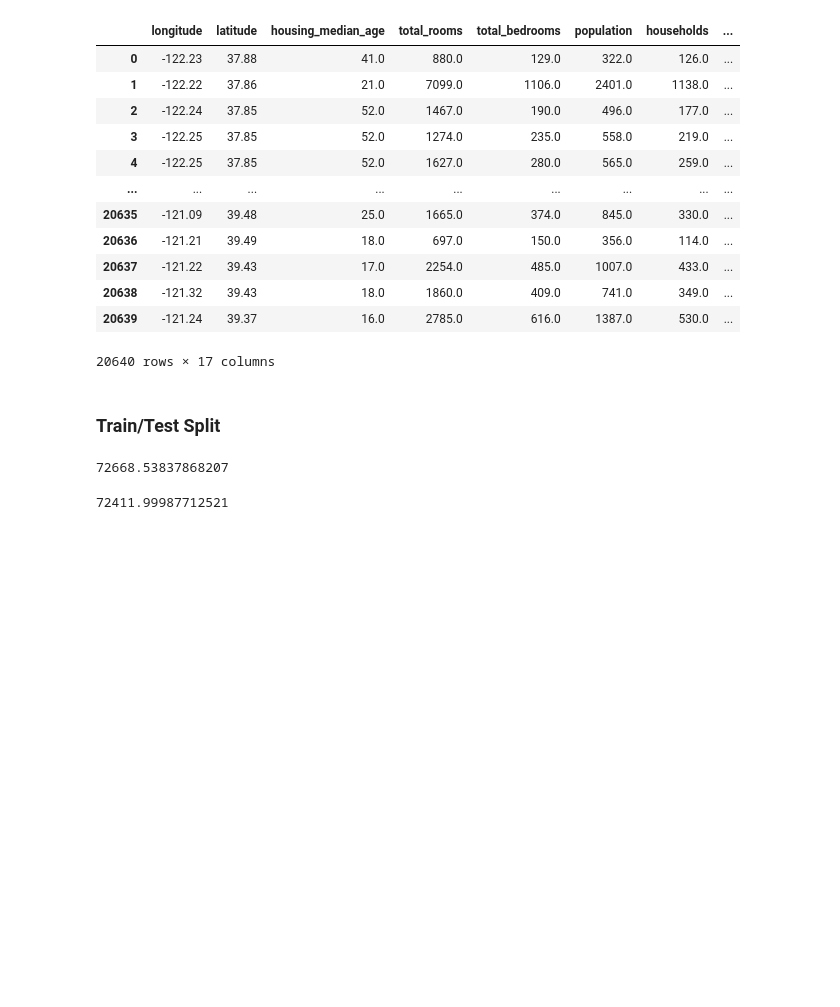
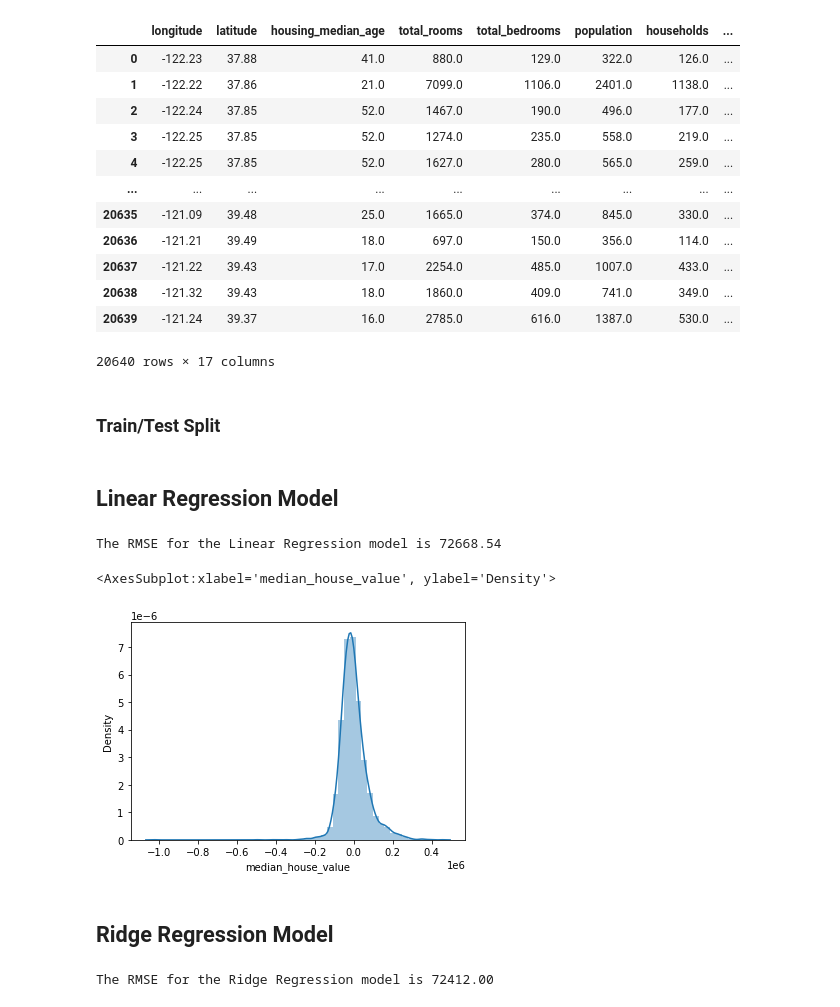
Before and after one commit to akhalifaa/CanadaHousing, a Jupyter notebook: CanadaHousing.ipynb, the cells around one changed output. Drawn from its saved outputs; the diff is of its cells as text; code cells hidden in the pictures; blank space fills up the shorter version.

```diff
--- a/CanadaHousing.ipynb
+++ b/CanadaHousing.ipynb
@@ -227,6 +230,8 @@ from sklearn.linear_model import LinearRegression
 from sklearn.linear_model import Ridge
 from sklearn.svm import SVR
 from sklearn.metrics import mean_squared_error
+# %% [markdown]
+## Linear Regression Model
 # %%
 #Fitting a linear regression model
 lin_model = LinearRegression().fit(X_train,Y_train)
@@ -238,10 +243,18 @@ rmse_train_lin = (np.sqrt(mean_squared_error(Y_train, y_train_predict)))
 #Model Evaluation for TESTING Set
 y_test_predict = lin_model.predict(X_test)
 rmse_test_lin = (np.sqrt(mean_squared_error(Y_test, y_test_predict)))
-# %%
-rmse_test_lin
-# %% [output]
-72668.53837868207
+# %%
+print("The RMSE for the Linear Regression model is {:.2f}".format(rmse_test_lin))
+# %% [output]
+The RMSE for the Linear Regression model is 72668.54
+# %%
+#Plotting the residuals
+sns.distplot((Y_test-y_test_predict),bins=50)
+# %% [output]
+<AxesSubplot:xlabel='median_house_value', ylabel='Density'>
+[figure, added]
+# %% [markdown]
+## Ridge Regression Model
 # %%
 #Fitting a ridge regression model.
 ridge_model = Ridge().fit(X_train,Y_train)
@@ -253,7 +266,7 @@ rmse_train_ridge = (np.sqrt(mean_squared_error(Y_train, y_train_predict_ridge)))
 #Model Evaluation for TESTING Set
 y_test_predict_ridge = ridge_model.predict(X_test)
 rmse_test_ridge = (np.sqrt(mean_squared_error(Y_test, y_test_predict_ridge)))
-# %%
-rmse_test_ridge
-# %% [output]
-72411.99987712521
+# %%
+print("The RMSE for the Ridge Regression model is {:.2f}".format(rmse_test_ridge))
+# %% [output]
+The RMSE for the Ridge Regression model is 72412.00
```
Also changed, not shown: parts of 12 cells of this notebook.
